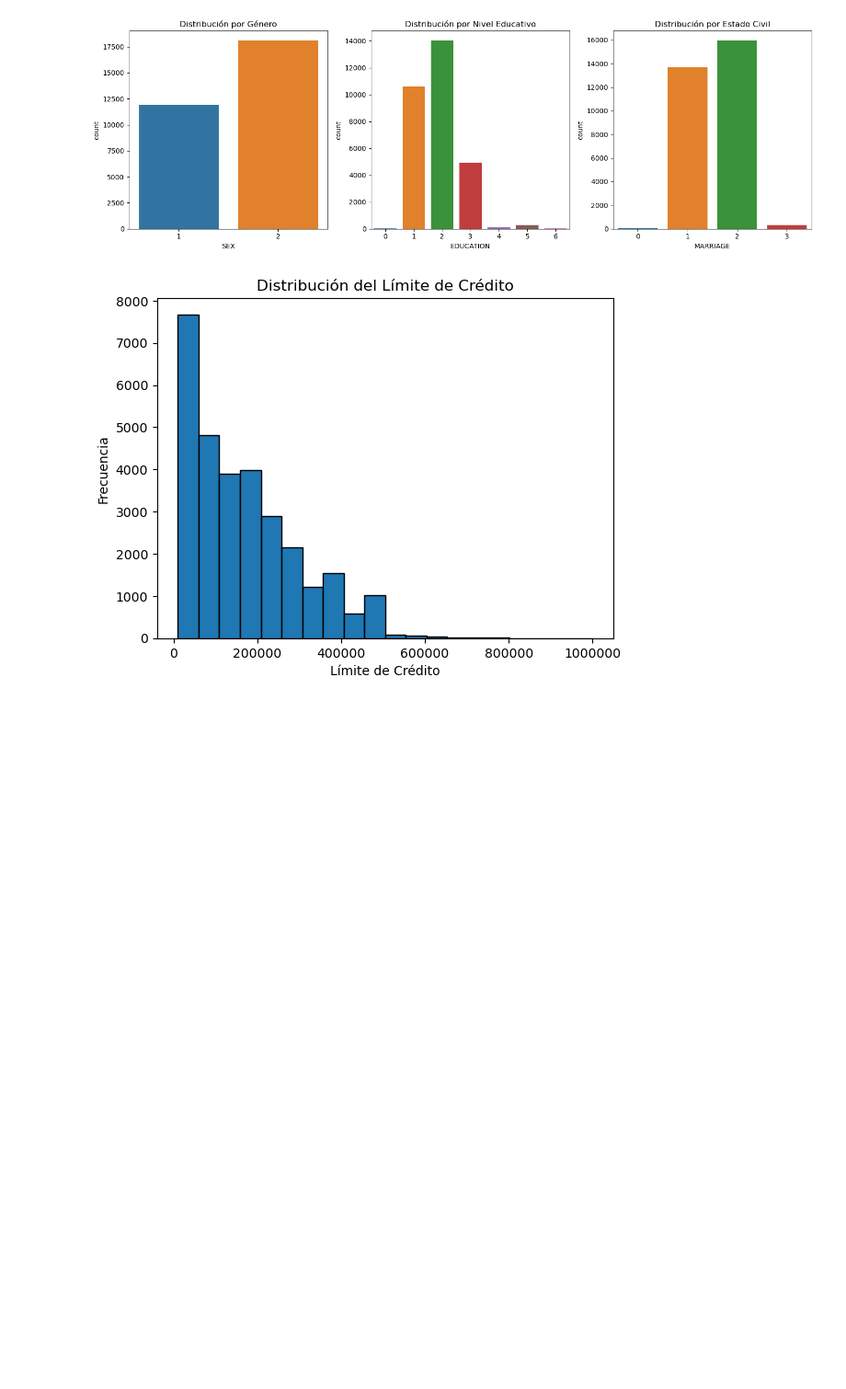
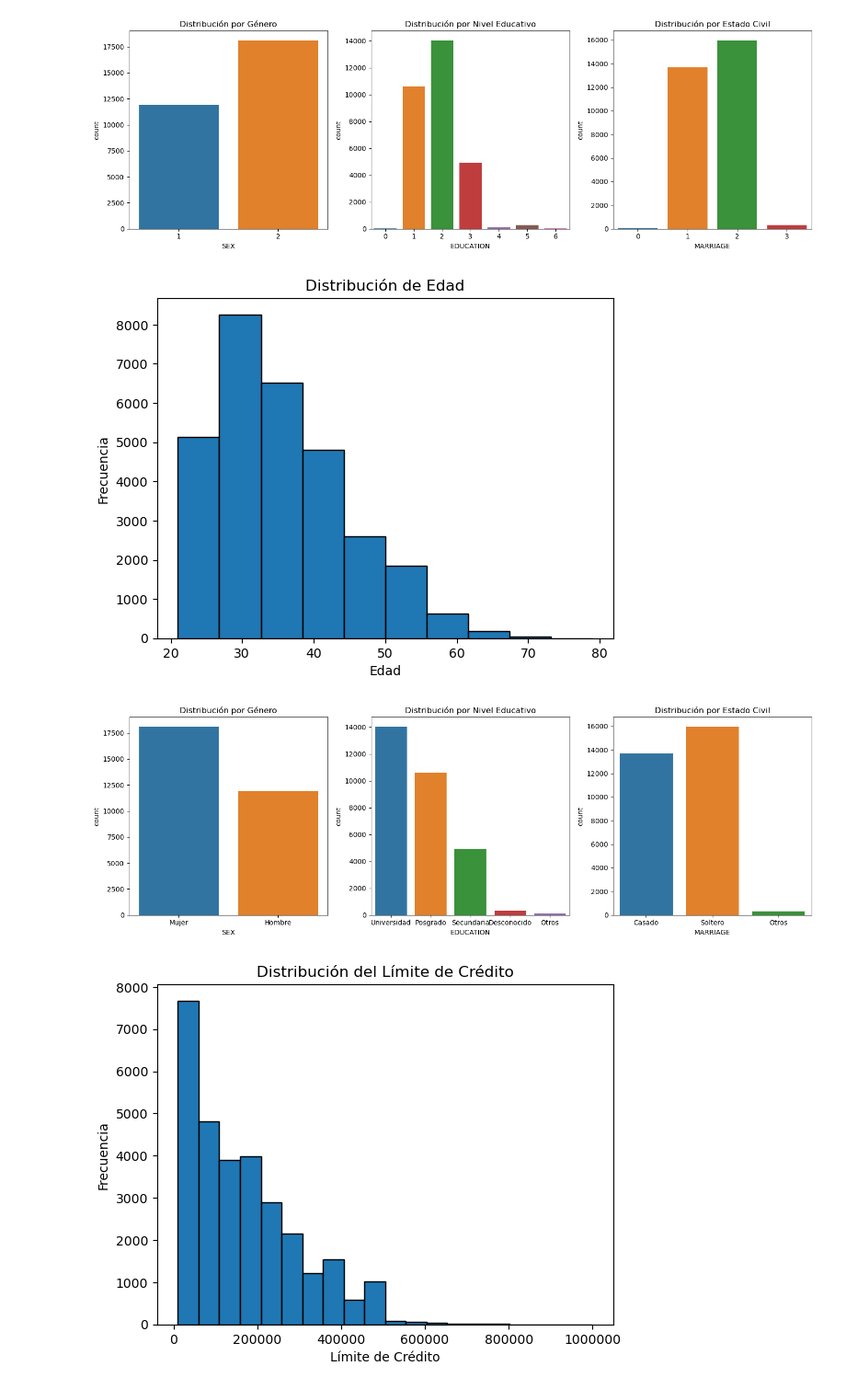
Before and after one commit to DanielFlorezT/ProyectoDSA, a Jupyter notebook: Proyecto entrega 1.ipynb, the cells around one changed output. Shown at 92% size. Saved outputs shown, nothing was run; the diff lists cells and outputs as text; code cells hidden in the pictures; blank space fills up the shorter version.

```diff
--- a/Proyecto entrega 1.ipynb
+++ b/Proyecto entrega 1.ipynb
@@ -92,6 +92,40 @@ plt.show()
 # %% [output]
 [figure]
 [figure]
+# %%
+# Mapeo de categorías en español
+df['SEX'] = df['SEX'].map({1: 'Hombre', 2: 'Mujer'})
+df['EDUCATION'] = df['EDUCATION'].map({
+    1: 'Posgrado',
+    2: 'Universidad',
+    3: 'Secundaria',
+    4: 'Otros',
+    5: 'Desconocido',
+    6: 'Desconocido'
+})
+df['MARRIAGE'] = df['MARRIAGE'].map({1: 'Casado', 2: 'Soltero', 3: 'Otros'})
+
+# Histograma de la edad
+plt.hist(df['AGE'], bins=10, edgecolor='black')
+plt.title("Distribución de Edad")
+plt.xlabel("Edad")
+plt.ylabel("Frecuencia")
+plt.show()
+
+# Gráficos de barras para variables categóricas con etiquetas en español
+fig, axes = plt.subplots(1, 3, figsize=(15, 5))
+sns.countplot(data=df, x='SEX', ax=axes[0])
+sns.countplot(data=df, x='EDUCATION', ax=axes[1])
+sns.countplot(data=df, x='MARRIAGE', ax=axes[2])
+
+axes[0].set_title("Distribución por Género")
+axes[1].set_title("Distribución por Nivel Educativo")
+axes[2].set_title("Distribución por Estado Civil")
+plt.tight_layout()
+plt.show()
+# %% [output]
+[figure, added]
+[figure, added]
 # %%
 # Histograma del límite de crédito
 plt.hist(df['LIMIT_BAL'], bins=20, edgecolor='black')
```
Also changed, not shown: parts of 3 cells of this notebook.
